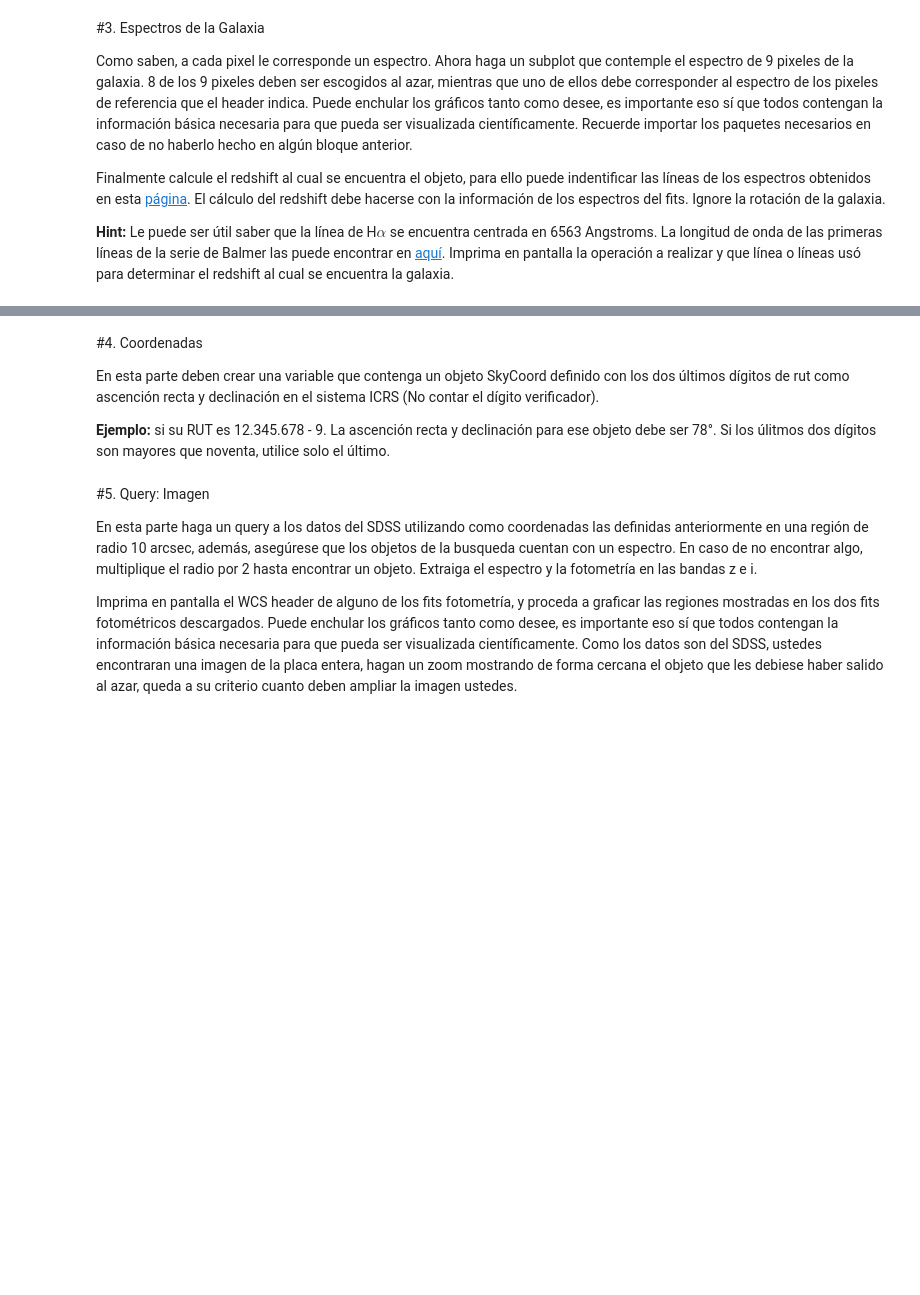
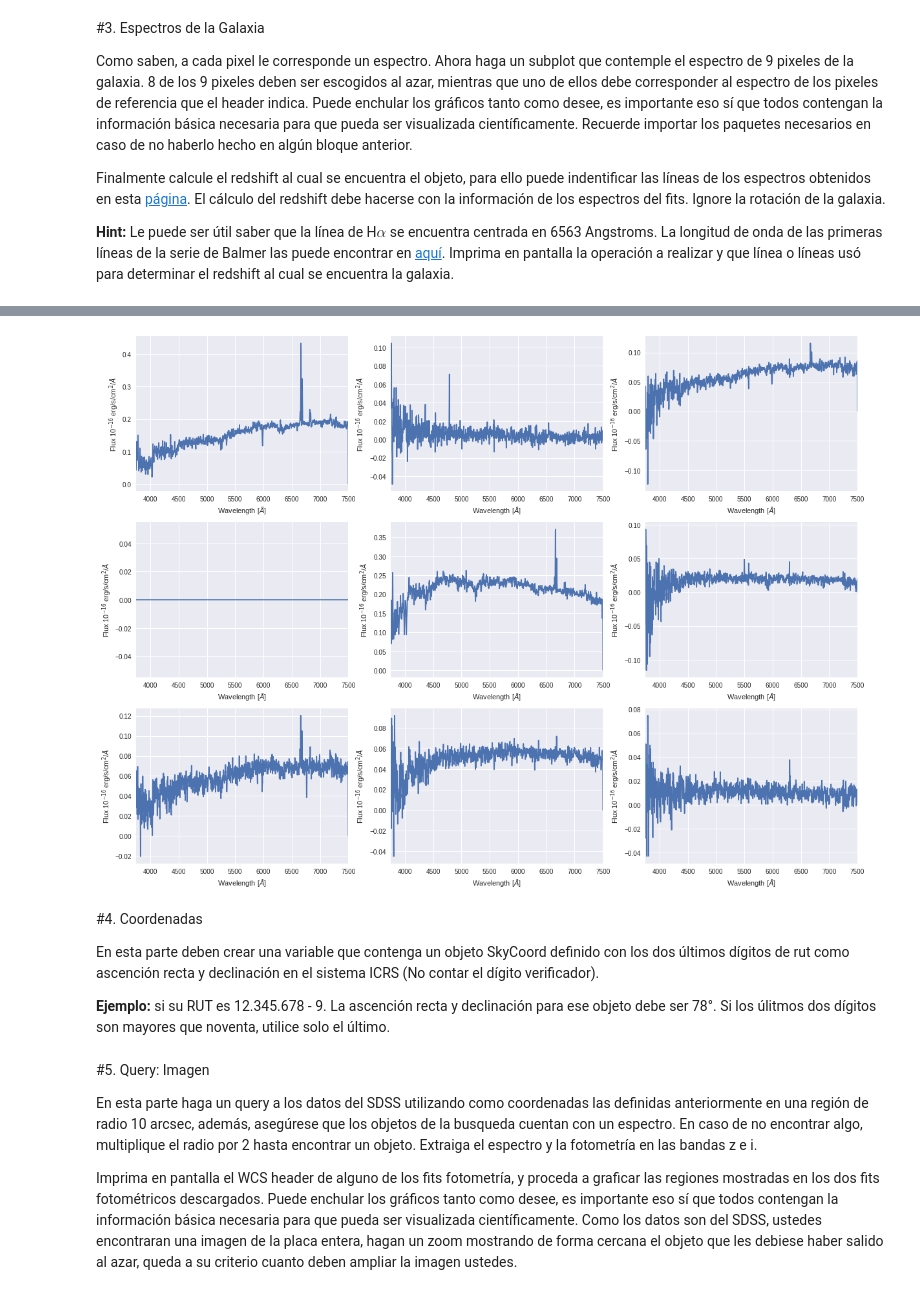
Before and after one commit to Antonego64/minitarea4, a Jupyter notebook: minitarea4.ipynb, the cells around one changed output, grey strips where cells are left out. Saved outputs shown, nothing was run; the diff lists cells and outputs as text; code cells hidden in the pictures; blank space fills up the shorter version.

```diff
--- a/minitarea4.ipynb
+++ b/minitarea4.ipynb
@@ -96,3 +181,89 @@ Como saben, a cada pixel le corresponde un espectro. Ahora haga un subplot que c
 Finalmente calcule el redshift al cual se encuentra el objeto, para ello puede indentificar las líneas de los espectros obtenidos en esta [página](http://skyserver.sdss.org/dr15/en/tools/chart/navi.aspx). El cálculo del redshift debe hacerse con la información de los espectros del fits. Ignore la rotación de la galaxia.
 
 **Hint:** Le puede ser útil saber que la línea de H$\alpha$ se encuentra centrada en 6563 Angstroms. La longitud de onda de las primeras líneas de la serie de Balmer las puede encontrar en [aquí](https://es.wikipedia.org/wiki/L%C3%ADneas_de_Balmer). Imprima en pantalla la operación a realizar y que línea o líneas usó para determinar el redshift al cual se encuentra la galaxia.
+# %%
+from random import randint
+plt.figure(figsize=(20,15)) #ancho y alto
+
+ra1=randint(0,72)  #si pongo 78 aquí, eventualmente se cae puesto que no hay pixeles >72 en dec
+dec1=randint(0,72) #lo mismo para las demás de abajo...
+
+ra2=randint(0,72)
+dec2=randint(0,72)
+
+ra3=randint(0,72)
+dec3=randint(0,72)
+
+ra4=randint(0,72)
+dec4=randint(0,72)
+
+ra5=randint(0,72)
+dec5=randint(0,72)
+
+ra6=randint(0,72)
+dec6=randint(0,72)
+
+ra7=randint(0,72)
+dec7=randint(0,72)
+
+ra8=randint(0,72)
+dec8=randint(0,72)
+
+
+ra=header['CRPIX1'] #este y el de abajo, son los que corresponden con los pixeles que indica CRPIX (en las primeras dos coordenadas), en el header
+dec=header['CRPIX2']
+
+plt.subplot(331) # primer subplot de 9 en total (notar que hay 3 filas x 3 columnas)
+plt.plot(lo,data[:,ra,dec]) #este corresponde al que tenemos que hacer...
+plt.xlim(3750,7500)
+plt.xlabel('Wavelength [$\AA$]')
+plt.ylabel('Flux 10$^{-16}$ erg/s/cm$^2$/$\AA$')
+
+plt.subplot(332) # segundo subplot
+plt.plot(lo,data[:,ra1,dec1])
+plt.xlim(3750,7500)
+plt.xlabel('Wavelength [$\AA$]')
+plt.ylabel('Flux 10$^{-16}$ erg/s/cm$^2$/$\AA$')
+
+plt.subplot(333) # tercer subplot
+plt.plot(lo,data[:,ra2,dec2])
+plt.xlim(3750,7500)
+plt.xlabel('Wavelength [$\AA$]')
+plt.ylabel('Flux 10$^{-16}$ erg/s/cm$^2$/$\AA$')
+
+plt.subplot(334) # cuarto subplot
+plt.plot(lo,data[:,ra3,dec3])
+plt.xlim(3750,7500)
+plt.xlabel('Wavelength [$\AA$]')
+plt.ylabel('Flux 10$^{-16}$ erg/s/cm$^2$/$\AA$')
+
+plt.subplot(335) # quinto subplot
+plt.plot(lo,data[:,ra4,dec4])
+plt.xlim(3750,7500)
+plt.xlabel('Wavelength [$\AA$]')
+plt.ylabel('Flux 10$^{-16}$ erg/s/cm$^2$/$\AA$')
+
+plt.subplot(336) # sexto subplot
+plt.plot(lo,data[:,ra5,dec5])
+plt.xlim(3750,7500)
+plt.xlabel('Wavelength [$\AA$]')
+plt.ylabel('Flux 10$^{-16}$ erg/s/cm$^2$/$\AA$')
+
+plt.subplot(337) # septimo subplot
+plt.plot(lo,data[:,ra6,dec6])
+plt.xlim(3750,7500)
+plt.xlabel('Wavelength [$\AA$]')
+plt.ylabel('Flux 10$^{-16}$ erg/s/cm$^2$/$\AA$')
+
+plt.subplot(338) # octavo subplot
+plt.plot(lo,data[:,ra7,dec7])
+plt.xlim(3750,7500)
+plt.xlabel('Wavelength [$\AA$]')
+plt.ylabel('Flux 10$^{-16}$ erg/s/cm$^2$/$\AA$')
+
+plt.subplot(339) # noveno subplot
+plt.plot(lo,data[:,ra8,dec8])
+plt.xlim(3750,7500)
+plt.xlabel('Wavelength [$\AA$]')
+plt.ylabel('Flux 10$^{-16}$ erg/s/cm$^2$/$\AA$')
+# %% [output]
@@ -99,3 +271,4 @@ Finalmente calcule el redshift al cual se encuentra el objeto, para ello puede i
+[figure, added]
 # %% [markdown]
 #4. Coordenadas
 
```
Also changed, not shown: parts of 5 cells of this notebook.
